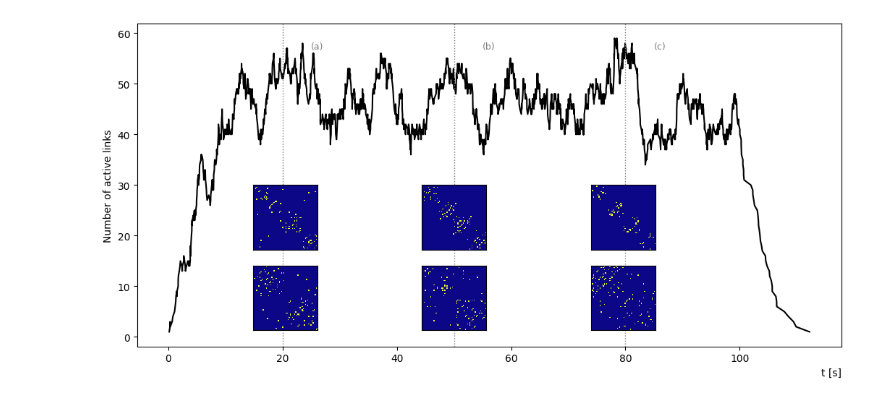
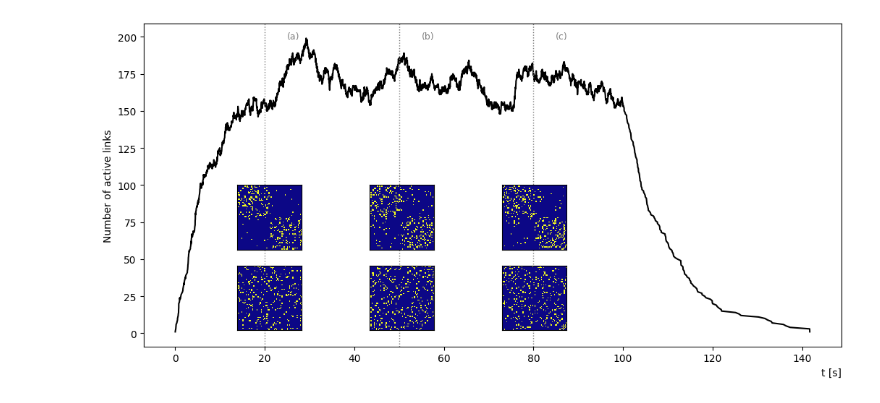
Before and after one commit to samuelkoovely/EDLDE_project, a Jupyter notebook: fig_edede_comparison.ipynb, the cells around one changed output. Drawn from its saved outputs; the diff is of its cells as text; code cells hidden in the pictures.

Commit message:
figures reproduction and naming
Adding code for reproducing figures

```diff
--- a/fig_edede_comparison.ipynb
+++ b/fig_edede_comparison.ipynb
@@ -19,32 +16,37 @@ graphs['1'] = graph_1
 graphs['2'] = graph_2
 
 
-graph_1['n_per_group'] = 30
-graph_1['n_groups'] = 2
+graph_1['n_per_group'] = 60
+graph_1['n_groups'] = 1
 graph_1['t_start'] = 0
 graph_1['t_end'] = 100
 graph_1['basis_num_communities'] = 2
-graph_1['powers_num_communities'] = [1]
+graph_1['powers_num_communities'] = [0]
 graph_1['list_p_within_community'] = [45/50] * len(graph_1['powers_num_communities'])
 
-graph_1['inter_tau'] = 5
-graph_1['activ_tau'] = 0.1
+graph_1['inter_tau'] = 10
+graph_1['activ_tau'] = 0.05
 
 
-graph_2['n_per_group'] = 15
-graph_2['n_groups'] = 4
+graph_2['n_per_group'] = 30
+graph_2['n_groups'] = 2
 graph_2['t_start'] = 0
 graph_2['t_end'] = 100
 graph_2['basis_num_communities'] = 2
-graph_2['powers_num_communities'] = [2]
+graph_2['powers_num_communities'] = [1]
 graph_2['list_p_within_community'] = [45/50] * len(graph_2['powers_num_communities'])
 
-graph_2['inter_tau'] = 5
-graph_2['activ_tau'] = 0.1
+graph_2['inter_tau'] = 10
+graph_2['activ_tau'] = 0.05
+
+for i in [1]:
+    number_of_events, starting_times, ending_times = EDEDE.EDEDE(inter_tau =  graphs[f'{i}']['inter_tau'], activ_tau =  graphs[f'{i}']['activ_tau'],
+                          t_start = graphs[f'{i}']['t_start'], t_end = graphs[f'{i}']['t_end'], seed=271)
 
 for i in [1,2]:
-    graphs[f'{i}']['net'] = evolving_SBM_generate.generate_evolving_SBM(inter_tau =  graphs[f'{i}']['inter_tau'], activ_tau =  graphs[f'{i}']['activ_tau'],
+    graphs[f'{i}']['net'] = EDEDE.generate_smooth_SBM(inter_tau =  graphs[f'{i}']['inter_tau'], activ_tau =  graphs[f'{i}']['activ_tau'],
                           n_per_group = graphs[f'{i}']['n_per_group'], n_groups = graphs[f'{i}']['n_groups'],
                           t_start = graphs[f'{i}']['t_start'], t_end = graphs[f'{i}']['t_end'],
-                          basis_num_communities = graphs[f'{i}']['basis_num_communities'], powers_num_communities = graphs[f'{i}']['powers_num_communities'], list_p_within_community = graphs[f'{i}']['list_p_within_community'])
+                          basis_num_communities = graphs[f'{i}']['basis_num_communities'], powers_num_communities = graphs[f'{i}']['powers_num_communities'], list_p_within_community = graphs[f'{i}']['list_p_within_community'],
+                          number_of_events = number_of_events, starting_times=starting_times, ending_times=ending_times, seed=271)
 # %% [output]
@@ -215,7 +99,7 @@ insets = []
 for key, matrix in matrices_1.items():
     insets.append(matrix)
 
-positions = [0.11, 0.35, 0.59]
+positions = [0.08, 0.27, 0.46]
 
 
 for i, (matrix, pos) in enumerate(zip(insets, positions)):
@@ -232,34 +116,34 @@ for i, (matrix, pos) in enumerate(zip(insets, positions)):
     inset_ax.set_xticks([])
     inset_ax.set_yticks([])
 
-# Visual cues where arrivals stop
+# Visual cues
 for key, time in matrices_times.items():
     ax.axvline(time, color="gray", linestyle=":", linewidth=1.0)
-    ax.text(time+ 5, ax.get_ylim()[1]*0.92, key, color="gray", fontsize=9)
+    ax.text(time+ 5, ax.get_ylim()[1]*0.95, key, color="gray", fontsize=9)
 
 # SNAPSHOT MATRICES BELOW X-AXIS
 
 insets = []
 for key, matrix in matrices_2.items():
     insets.append(matrix)
 
 for i, (matrix, pos) in enumerate(zip(insets, positions)):
     inset_ax = inset_axes(
         ax,
         width="20%", height="20%",
         loc="upper left",
         bbox_to_anchor=(pos, -0.5, 1, 1),
         bbox_transform=ax.transAxes,
         borderpad=0
     )
 
     inset_ax.matshow(matrix, aspect='equal', cmap=cmap) #,norm=norm)
     inset_ax.set_xticks([])
     inset_ax.set_yticks([])
 
 plt.tight_layout()
-# plt.savefig('/Users/samuelkoovely/Desktop/fig_EDEDE/fig_EDEDE_events.pdf', format='pdf',bbox_inches='tight',
+# plt.savefig('/Users/samuelkoovely/Desktop/fig_EDEDE/fig_EDEDE_comparison.pdf', format='pdf',bbox_inches='tight',
 #     pad_inches=0.05) # small padding around
 plt.show()
 # %% [output]
-[figure, old version]
+[figure, new version]
```
Also changed, not shown: parts of 3 cells of this notebook, 6 other files.
